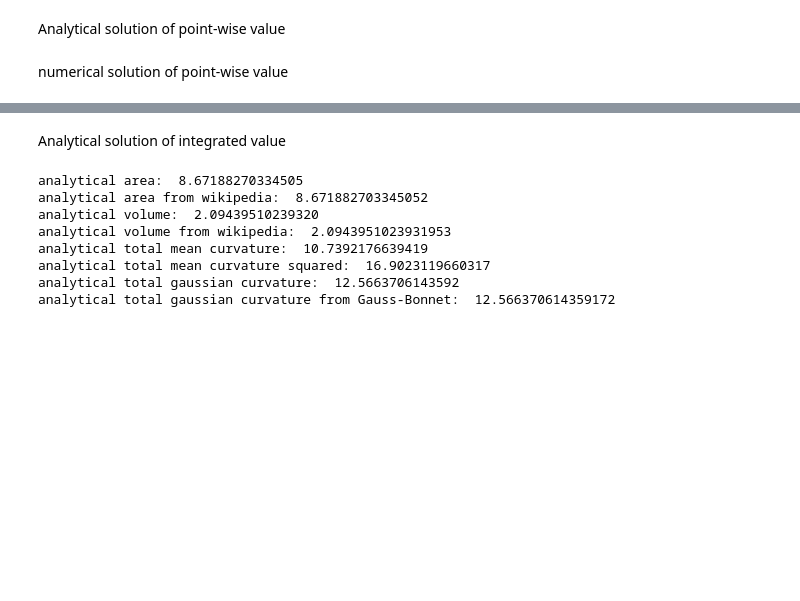
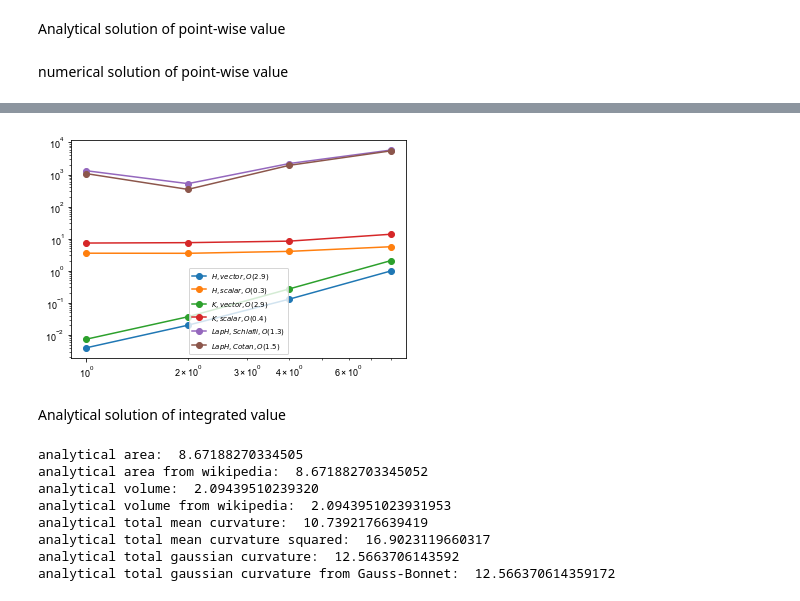
Before and after one commit to RangamaniLabUCSD/2020-Mem3DG-Applications, a Jupyter notebook: run/validation/spatial_convergence/homo/ellipse/ellipse.ipynb, the cells around one changed output, grey strips where cells are left out. Drawn from its saved outputs; the diff is of its cells as text; code cells hidden in the pictures; blank space fills up the shorter version.

Commit message:
add convergence for pointwise

```diff
--- a/run/validation/spatial_convergence/homo/ellipse/ellipse.ipynb
+++ b/run/validation/spatial_convergence/homo/ellipse/ellipse.ipynb
@@ -106,9 +109,10 @@ def deform(coord):
     # geocentricBeta = np.arctan(coord[:, 2]/ (coord[:, 0]**2 + coord[:, 1]**2)**0.5)
     return coord, theta, parametricBeta
 
-
-topo, coord = dg.getIcosphere(1, 3)
-coord, theta, parametricBeta = deform(coord)
+def getSpheroidMesh(radius, nSub):
+    topo, coord = dg.getIcosphere(radius, nSub)
+    coord, theta, parametricBeta = deform(coord)
+    return topo, coord, theta, parametricBeta
 # %% [markdown]
 Analytical solution of point-wise value
 # %%
@@ -232,6 +236,8 @@ def laplacianOfMeanCurvatureVec_pt(geocentricBeta, theta):
     return laplacianH
 
 
+topo, coord, theta, parametricBeta = getSpheroidMesh(1, 3)
+
 geometricBeta = parametricToGeocentricLatitude_pt(parametricBeta)
 H = meanCurvatureVec_pt(geometricBeta, theta)
 K = gaussianCurvatureVec_pt(geometricBeta, theta)
@@ -362,3 +363,91 @@ plt.show()
+# %%
+def getL1Error(analytical, mem3dg):
+    return np.sum(vertexwiseToIntegrated(system, rowwiseNorm(mem3dg - analytical)))
+
+
+# print("mean curvature vector error: ", getL1Error(H, H_vec_num))
+# print("mean curvature scalar error: ",
+#       getL1Error(rowwiseNorm(H), H_scalar_num))
+
+# print("Gaussian curvature vector error: ", getL1Error(K, K_vec_num))
+# print("Gaussian curvature scalar error: ",
+#       getL1Error(rowwiseNorm(K), K_scalar_num))
+
+# print("Laplcian H Schlafli error: ", getL1Error(laplacianH, laplacianH_num))
+# print("Laplcian H cotan error: ", getL1Error(laplacianH, laplacianH_cotan))
+
+nSubSize = 4
+H_vec_error = np.zeros(nSubSize)
+K_vec_error = np.zeros(nSubSize)
+H_scalar_error = np.zeros(nSubSize)
+K_scalar_error = np.zeros(nSubSize)
+laplacianH_cotan_error = np.zeros(nSubSize)
+laplacianH_schlafli_error = np.zeros(nSubSize)
+
+for i in range(nSubSize):
+      topo, coord, theta, parametricBeta = getSpheroidMesh(1, i)
+
+      geometricBeta = parametricToGeocentricLatitude_pt(parametricBeta)
+      H = meanCurvatureVec_pt(geometricBeta, theta)
+      K = gaussianCurvatureVec_pt(geometricBeta, theta)
+      laplacianH = laplacianOfMeanCurvatureVec_pt(
+      geometricBeta, theta)
+
+      system = dg.System(topo, coord)
+      H_vec_num = integratedToVertexwise(system, system.getMeanCurvatureVector())
+      H_scalar_num = integratedToVertexwise(system, system.getMeanCurvature())
+      K_vec_num = integratedToVertexwise(system, system.getGaussianCurvatureVector())
+      K_scalar_num = integratedToVertexwise(system, system.getGaussianCurvature())
+      laplacianH_num = - \
+      integratedToVertexwise(system, system.getLaplacianMeanCurvatureVector())
+      laplacianH_cotan = rowwiseScaling(cotanLaplacianH(
+      system), system.getAngleWeightedNormal())
+
+      H_vec_error[i] = getL1Error(H, H_vec_num)
+      H_scalar_error[i] = getL1Error(rowwiseNorm(H), H_scalar_num)
+      K_vec_error[i] = getL1Error(K, K_vec_num)
+      K_scalar_error[i] = getL1Error(rowwiseNorm(K), K_scalar_num)
+      laplacianH_schlafli_error[i] = getL1Error(laplacianH, laplacianH_num)
+      laplacianH_cotan_error[i] = getL1Error(laplacianH, laplacianH_cotan)
+
+ig, ax = plt.subplots()
+fig.set_size_inches(7, 4)
+x = 2 ** np.array(list(reversed(range(nSubSize))))
+
+error = H_vec_error
+popt, pcov = curve_fit(myExpFunc, x, error)
+ax.loglog(x, error,
+          '-o', label="$H, vector, O({{{order: .1f}}})$".format(order=popt[1]))
+
+error = H_scalar_error
+popt, pcov = curve_fit(myExpFunc, x, error)
+ax.loglog(x, error,
+          '-o', label="$H, scalar, O({{{order: .1f}}})$".format(order=popt[1]))
+
+error = K_vec_error
+popt, pcov = curve_fit(myExpFunc, x, error)
+ax.loglog(x, error,
+          '-o', label="$K, vector, O({{{order: .1f}}})$".format(order=popt[1]))
+
+error = K_scalar_error
+popt, pcov = curve_fit(myExpFunc, x, error)
+ax.loglog(x, error,
+          '-o', label="$K, scalar, O({{{order: .1f}}})$".format(order=popt[1]))
+
+error = laplacianH_schlafli_error
+popt, pcov = curve_fit(myExpFunc, x, error)
+ax.loglog(x, error,
+          '-o', label="$Lap H, Schlafli, O({{{order: .1f}}})$".format(order=popt[1]))
+
+error = laplacianH_cotan_error
+popt, pcov = curve_fit(myExpFunc, x, error)
+ax.loglog(x, error,
+          '-o', label="$Lap H, Cotan, O({{{order: .1f}}})$".format(order=popt[1]))
+
+ax.legend()
+plt.savefig("pointwise_convergence.pdf", transparent=True)
+# %% [output]
+[figure, added]
 # %% [markdown]
 Analytical solution of integrated value
 # %%
```
Also changed, not shown: parts of 6 cells of this notebook, 3 other files.
